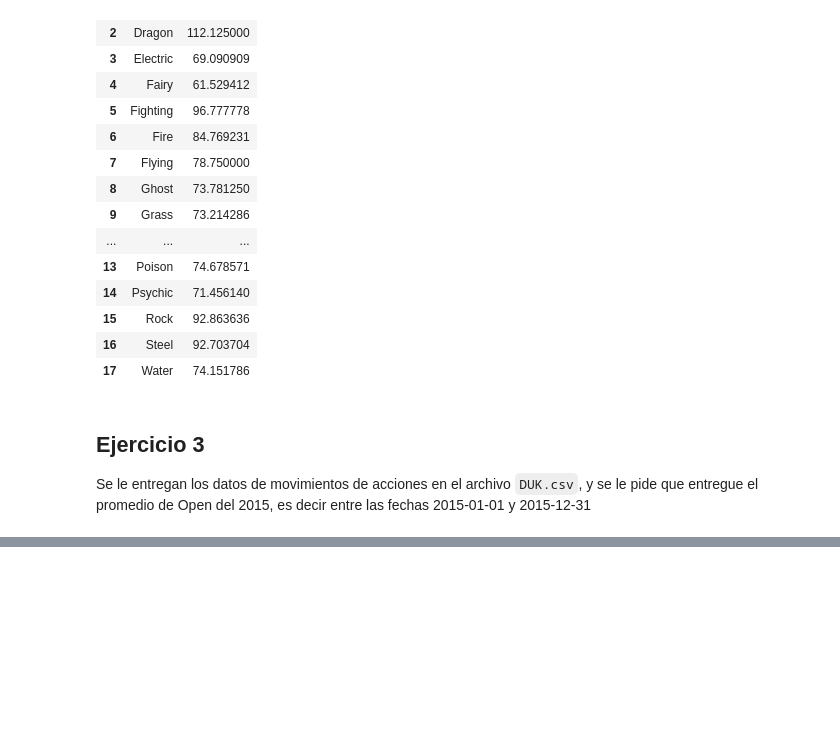
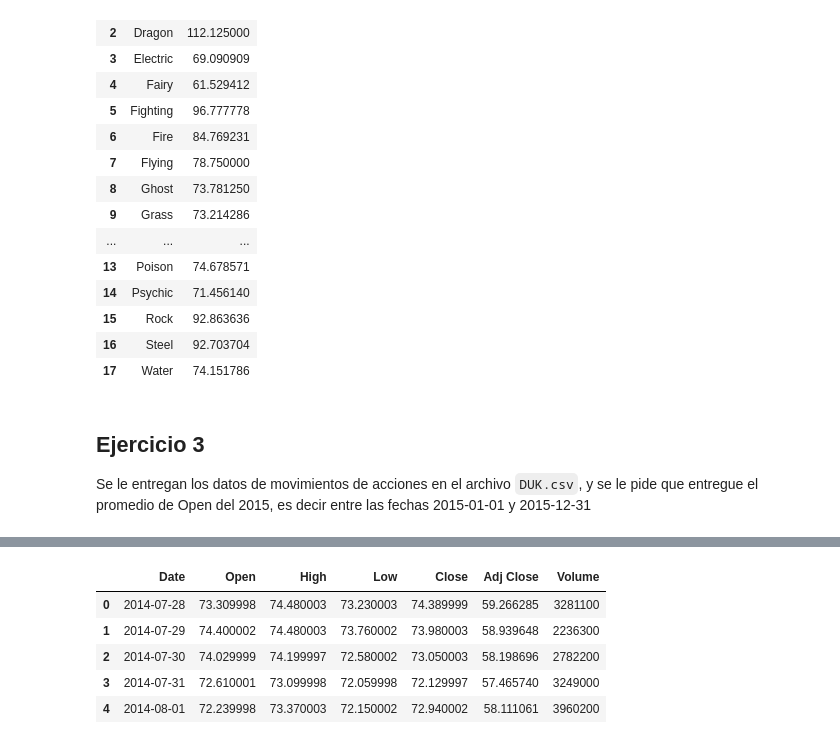
Before and after one commit to CarolinaGarcia19/Clase1, a Jupyter notebook: Taller_semana_3.ipynb, the cells around one changed output, grey strips where cells are left out. Cells and saved outputs as stored; diff of their text form; code cells hidden in the pictures; blank space fills up the shorter version.

```diff
--- a/Taller_semana_3.ipynb
+++ b/Taller_semana_3.ipynb
@@ -90,0 +101,9 @@
+# %%
+duk.head()
+# %% [output]
+|  | Date | Open | High | Low | Close | Adj Close | Volume |
+| 0 | 2014-07-28 | 73.309998 | 74.480003 | 73.230003 | 74.389999 | 59.266285 | 3281100 |
+| 1 | 2014-07-29 | 74.400002 | 74.480003 | 73.760002 | 73.980003 | 58.939648 | 2236300 |
+| 2 | 2014-07-30 | 74.029999 | 74.199997 | 72.580002 | 73.050003 | 58.198696 | 2782200 |
+| 3 | 2014-07-31 | 72.610001 | 73.099998 | 72.059998 | 72.129997 | 57.465740 | 3249000 |
+| 4 | 2014-08-01 | 72.239998 | 73.370003 | 72.150002 | 72.940002 | 58.111061 | 3960200 |
```
Also changed, not shown: parts of 6 cells of this notebook.
